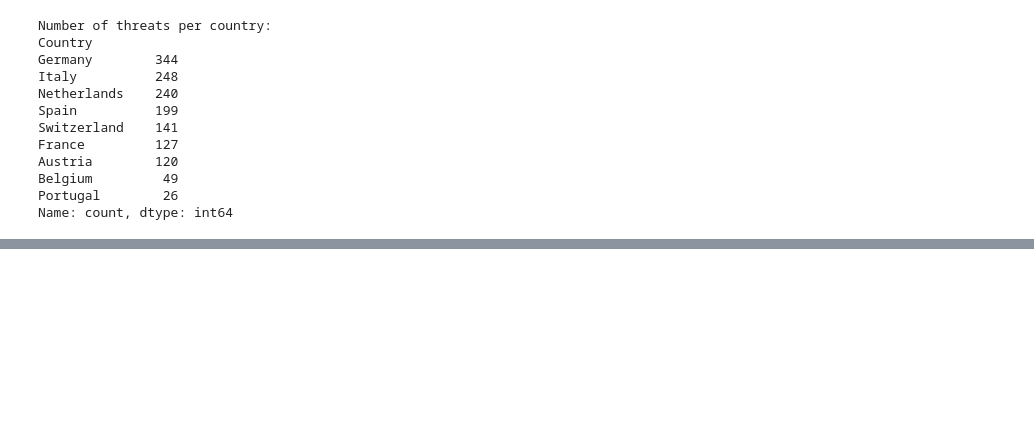
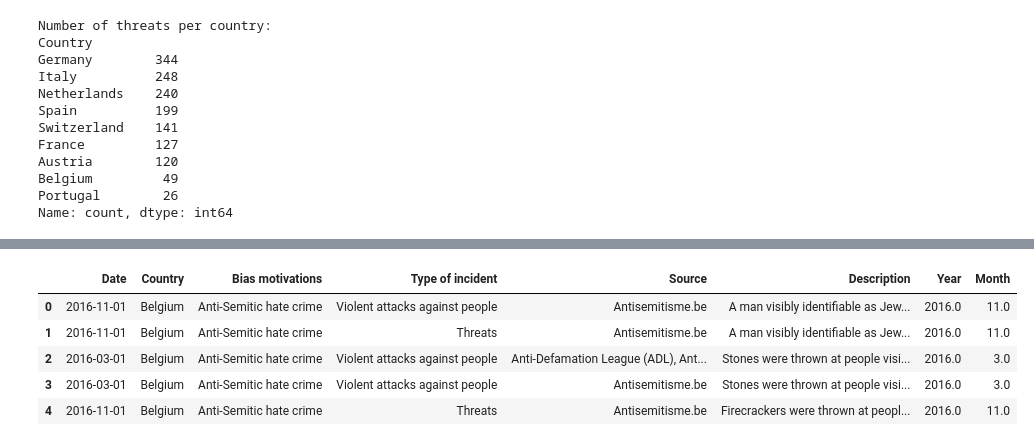
Before and after one commit to Sayocroft/Usafe_bot, a Jupyter notebook: notebooks/EDA_data_hate_crime.ipynb, the cells around one changed output, grey strips where cells are left out. Cells and saved outputs as stored; diff of their text form; code cells hidden in the pictures; blank space fills up the shorter version.

```diff
--- a/notebooks/EDA_data_hate_crime.ipynb
+++ b/notebooks/EDA_data_hate_crime.ipynb
@@ -282,0 +298,17 @@ Name: count, dtype: int64
+# %%
+# Convert the 'Date' column to datetime format
+df['Date'] = pd.to_datetime(df['Date'], errors='coerce')
+
+# Extract year and month into separate columns
+df['Year'] = df['Date'].dt.year
+df['Month'] = df['Date'].dt.month
+
+# Display the first few rows to verify the changes
+df.head()
+# %% [output]
+|  | Date | Country | Bias motivations | Type of incident | Source | Description | Year | Month |
+| 0 | 2016-11-01 | Belgium | Anti-Semitic hate crime | Violent attacks against people | Antisemitisme.be | A man visibly identifiable as Jew... | 2016.0 | 11.0 |
+| 1 | 2016-11-01 | Belgium | Anti-Semitic hate crime | Threats | Antisemitisme.be | A man visibly identifiable as Jew... | 2016.0 | 11.0 |
+| 2 | 2016-03-01 | Belgium | Anti-Semitic hate crime | Violent attacks against people | Anti-Defamation League (ADL), Ant... | Stones were thrown at people visi... | 2016.0 | 3.0 |
+| 3 | 2016-03-01 | Belgium | Anti-Semitic hate crime | Violent attacks against people | Antisemitisme.be | Stones were thrown at people visi... | 2016.0 | 3.0 |
+| 4 | 2016-11-01 | Belgium | Anti-Semitic hate crime | Threats | Antisemitisme.be | Firecrackers were thrown at peopl... | 2016.0 | 11.0 |
```
Also changed, not shown: parts of 7 cells of this notebook, 5 other files.
